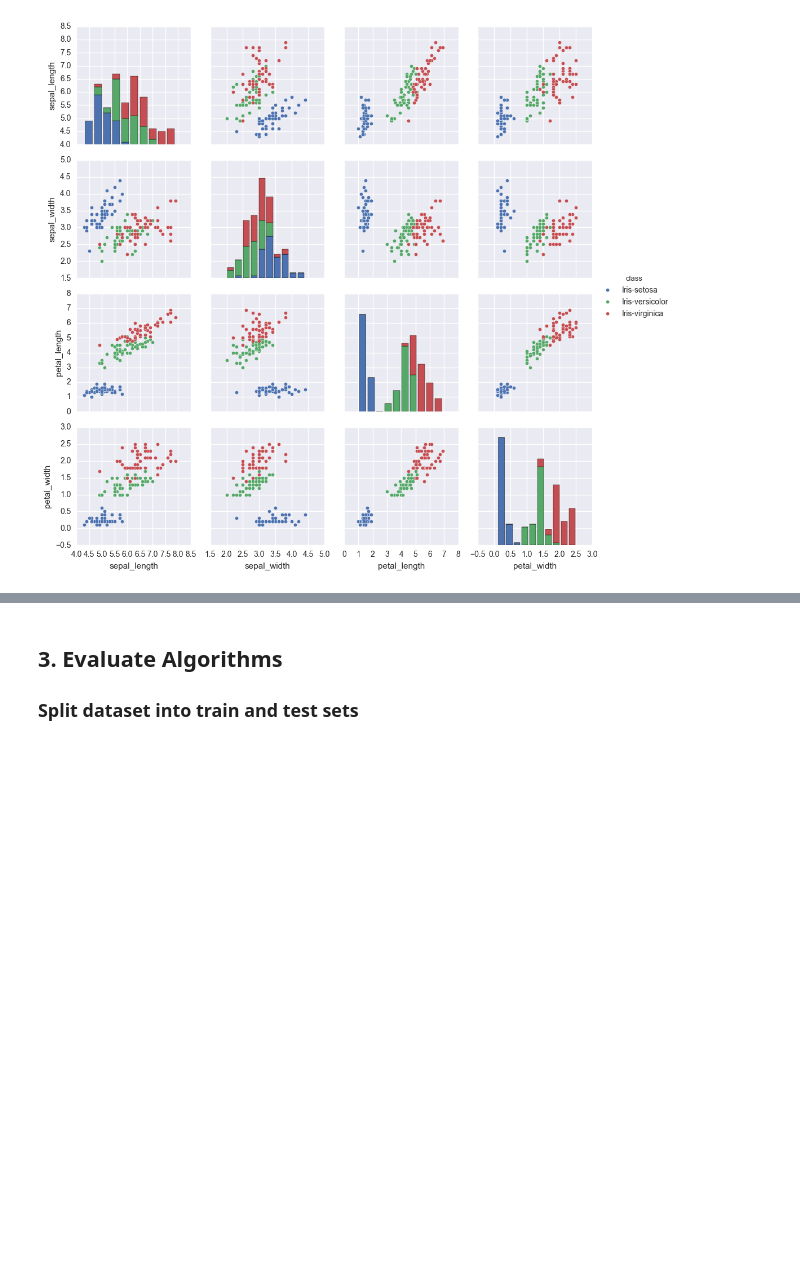
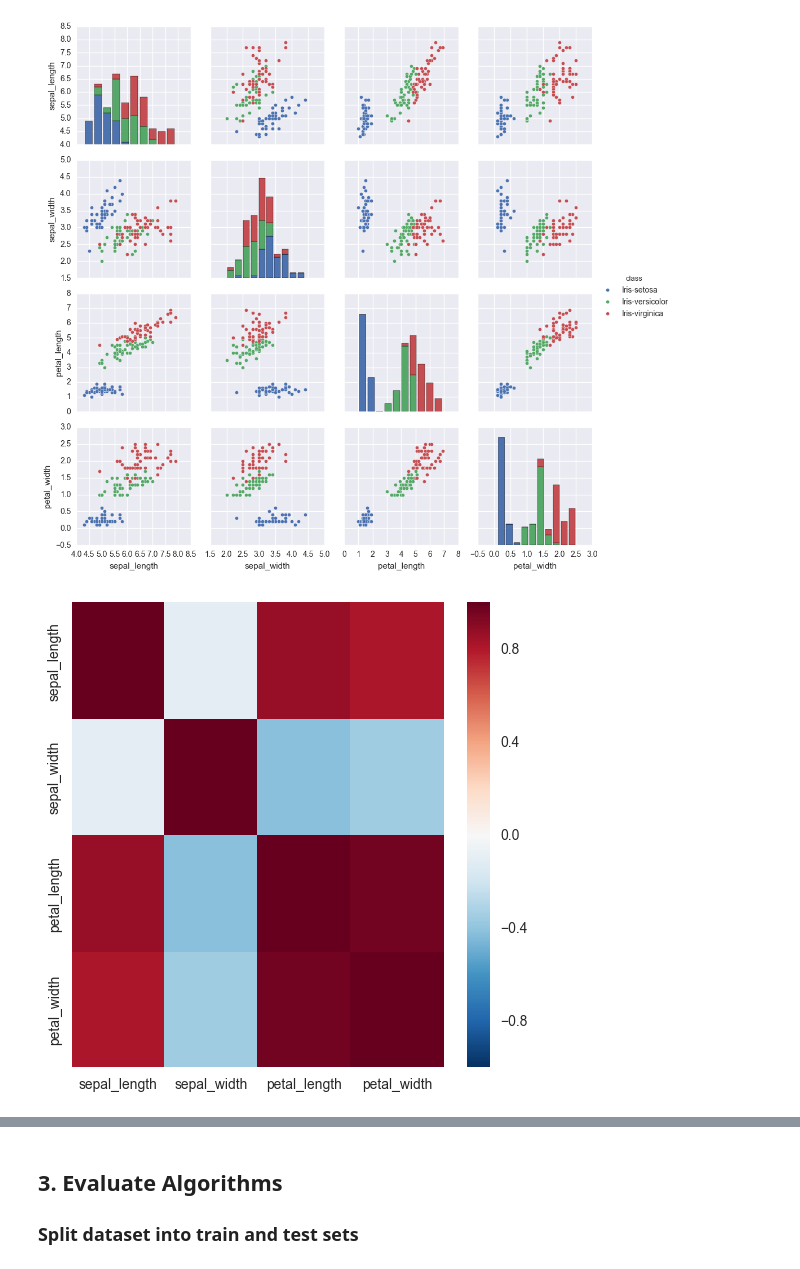
Before and after one commit to faameem/machine-learning, a Jupyter notebook: machine-learning-mastery/Untitled.ipynb, the cells around one changed output, grey strips where cells are left out. Cells and saved outputs as stored; diff of their text form; code cells hidden in the pictures; blank space fills up the shorter version.

```diff
--- a/machine-learning-mastery/Untitled.ipynb
+++ b/machine-learning-mastery/Untitled.ipynb
@@ -174,3 +186,10 @@ seaborn.pairplot(data=dataset,hue='class')
 # %% [output]
 <seaborn.axisgrid.PairGrid at 0x...>
 [figure]
+# %%
+# Multivariate plot: correlation
+corr=dataset.corr()
+fig,ax=matplotlib.pyplot.subplots(figsize=(6,6))
+ax=seaborn.heatmap(corr,ax=ax)
+# %% [output]
+[figure, added]
```
Also changed, not shown: parts of 13 cells of this notebook, 13 other files.
